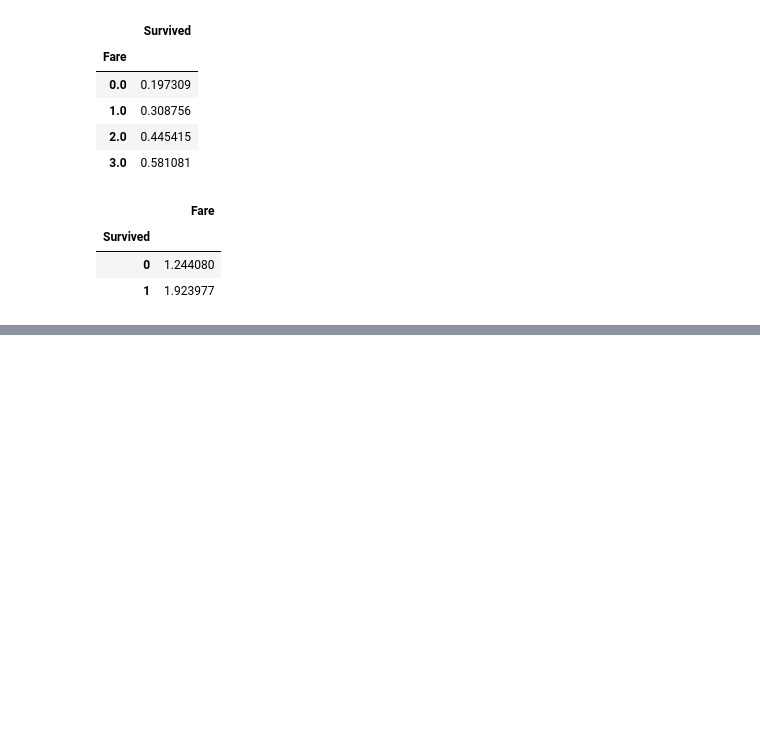
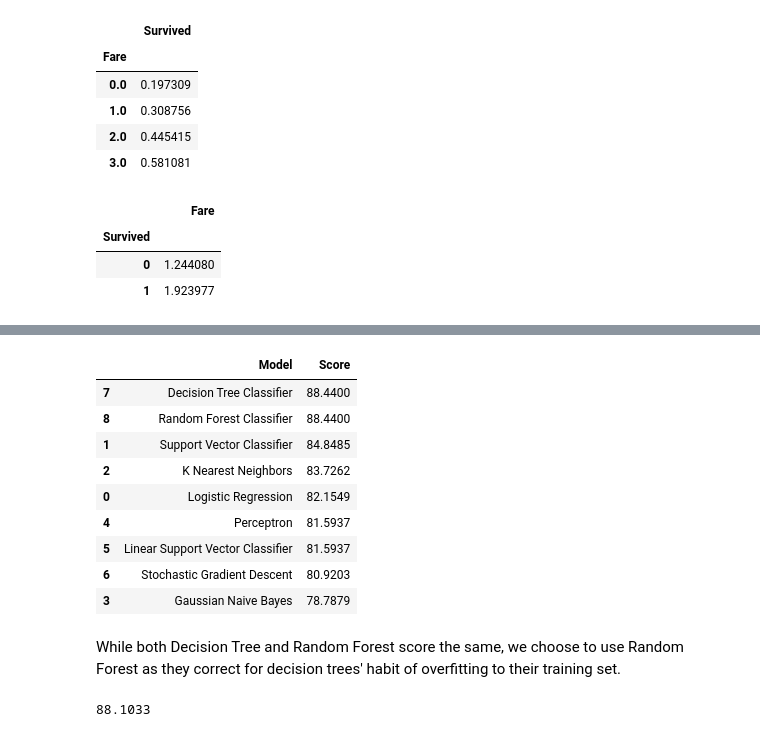
Before and after one commit to sushant2811/KaggleTitanic, a Jupyter notebook: KaggleTitanicSushant.ipynb, the cells around one changed output, grey strips where cells are left out. Cells and saved outputs as stored; diff of their text form; code cells hidden in the pictures; blank space fills up the shorter version.

```diff
--- a/KaggleTitanicSushant.ipynb
+++ b/KaggleTitanicSushant.ipynb
@@ -1409,0 +1776,22 @@ test_df.head(10)
+# %%
+modelsComparison.sort_values(by = 'Score', ascending = False)
+# %% [output]
+|  | Model | Score |
+| 7 | Decision Tree Classifier | 88.4400 |
+| 8 | Random Forest Classifier | 88.4400 |
+| 1 | Support Vector Classifier | 84.8485 |
+| 2 | K Nearest Neighbors | 83.7262 |
+| 0 | Logistic Regression | 82.1549 |
+| 4 | Perceptron | 81.5937 |
+| 5 | Linear Support Vector Classifier | 81.5937 |
+| 6 | Stochastic Gradient Descent | 80.9203 |
+| 3 | Gaussian Naive Bayes | 78.7879 |
+# %% [markdown]
+While both Decision Tree and Random Forest score the same, we choose to use Random Forest as they correct for decision trees' habit of overfitting to their training set.
+# %%
+RFC = RandomForestClassifier()
+RFC.fit(X_train, Y_train)
+accRFC = round(RFC.score(X_train, Y_train) * 100, 4)
+accRFC
+# %% [output]
+88.1033
```
Also changed, not shown: parts of 73 cells of this notebook.
